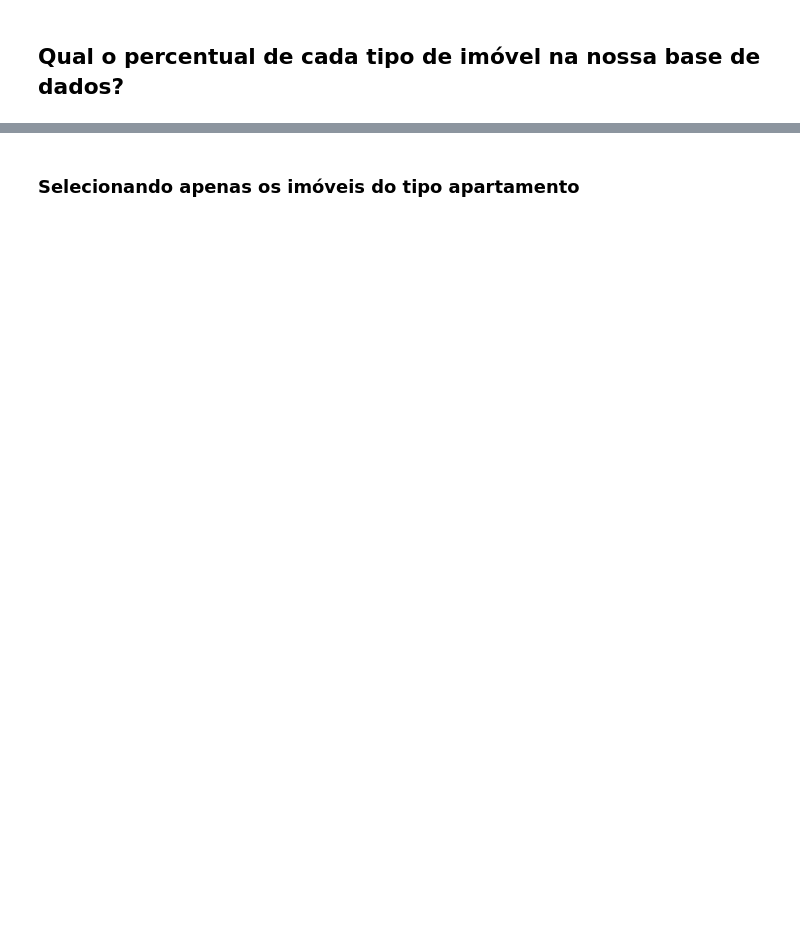
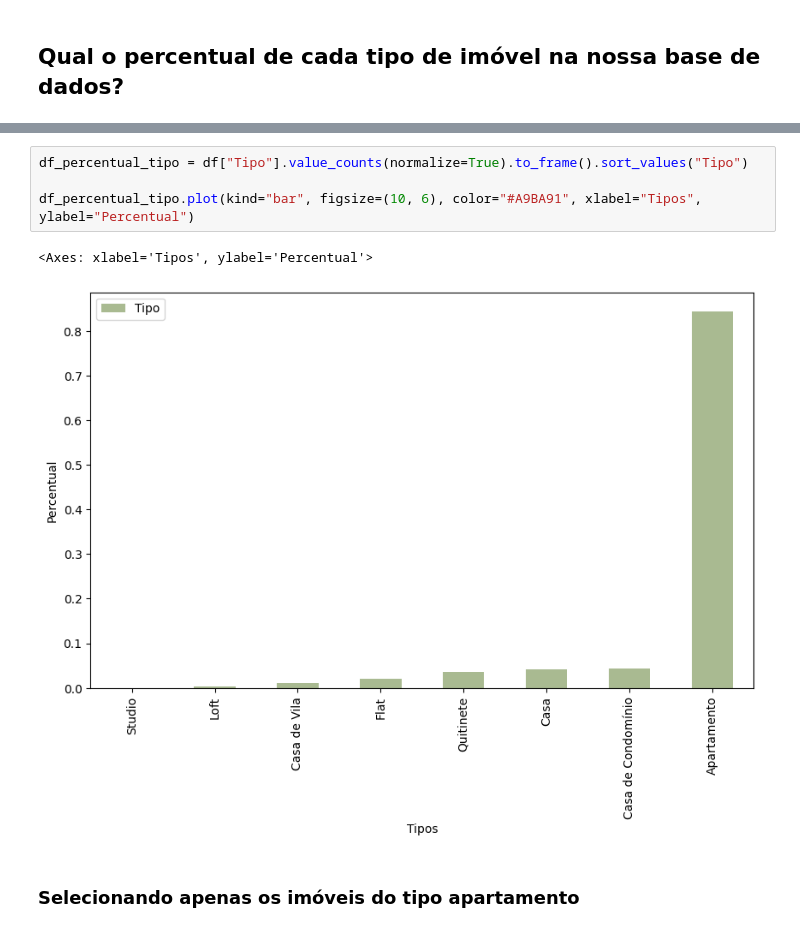
Before and after one commit to beatrizgo042/Pandas-conhecendo-a-biblioteca, a Jupyter notebook: projeto_imobiliaria.ipynb, the cells around one changed output, grey strips where cells are left out. Drawn from its saved outputs; the diff is of its cells as text; blank space fills up the shorter version.

```diff
--- a/projeto_imobiliaria.ipynb
+++ b/projeto_imobiliaria.ipynb
@@ -156,2 +346,9 @@ dados[["Quartos", "Valor"]]
+# %%
+df_percentual_tipo = df["Tipo"].value_counts(normalize=True).to_frame().sort_values("Tipo")
+
+df_percentual_tipo.plot(kind="bar", figsize=(10, 6), color="#A9BA91", xlabel="Tipos", ylabel="Percentual")
+# %% [output]
+<Axes: xlabel='Tipos', ylabel='Percentual'>
+[figure, added]
 # %% [markdown]
 ### **Selecionando apenas os imóveis do tipo apartamento**
```
Also changed, not shown: parts of 18 cells of this notebook.
